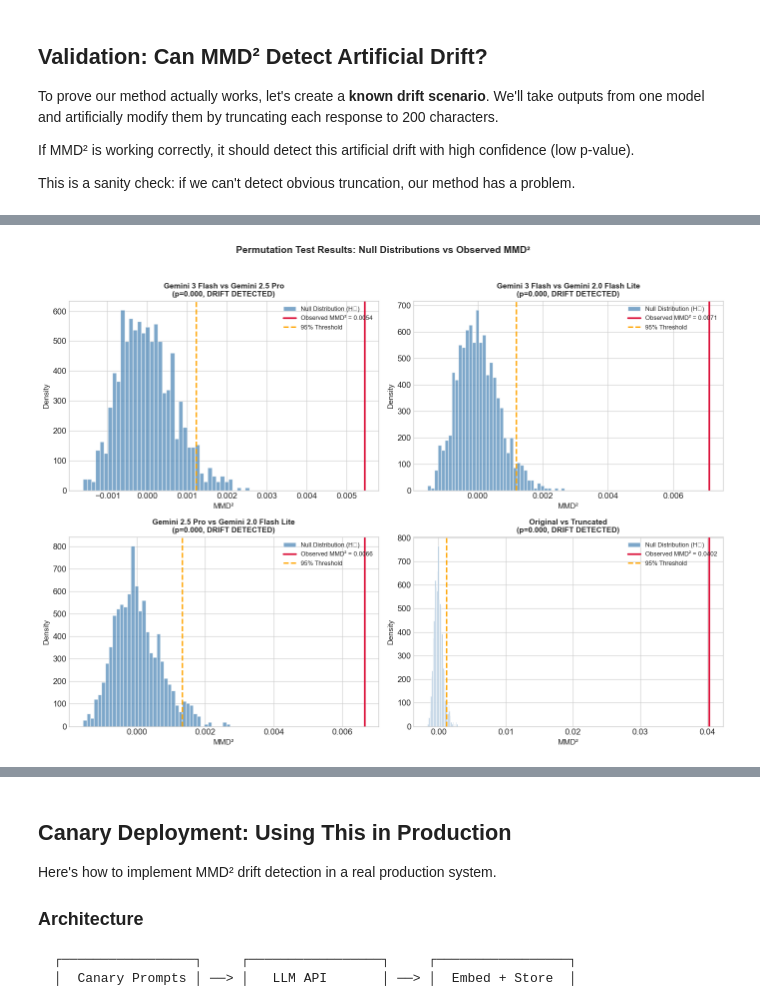
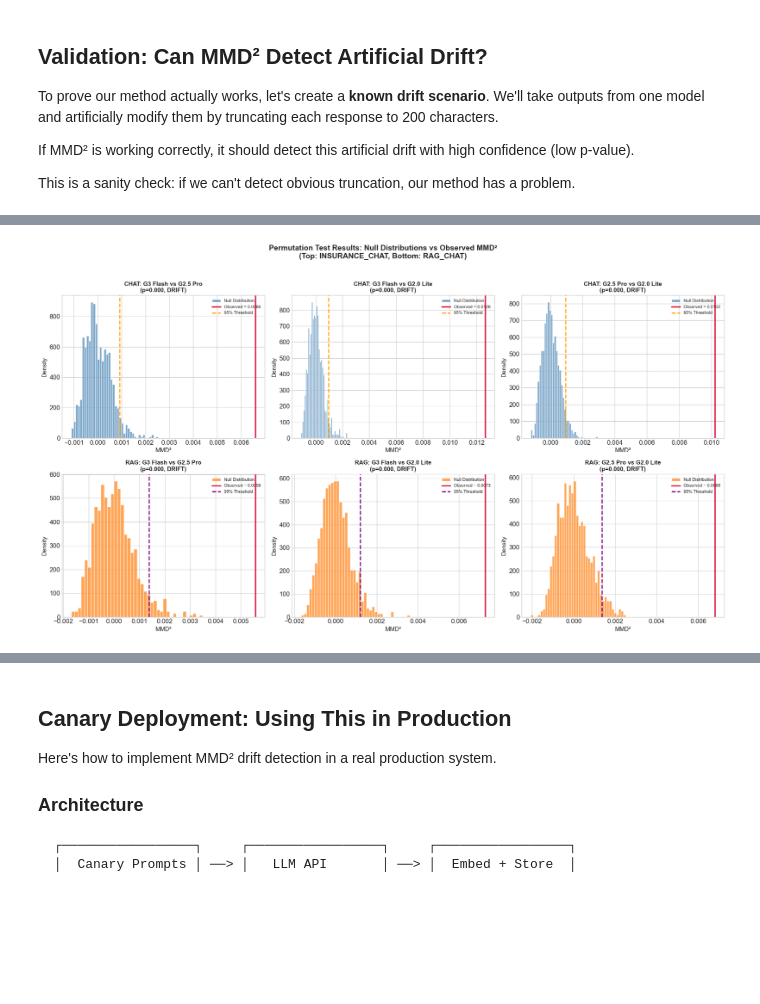
Before and after one commit to andrewBatutin/verifier_primacy_labs, a Jupyter notebook: notebooks/mmd_article.ipynb, the cells around one changed output, grey strips where cells are left out. Saved outputs shown, nothing was run; the diff lists cells and outputs as text; code cells hidden in the pictures; blank space fills up the shorter version.

Commit message:
feat: rag vs insurance chat test done

```diff
--- a/notebooks/mmd_article.ipynb
+++ b/notebooks/mmd_article.ipynb
@@ -539,8 +700,8 @@ This is a sanity check: if we can't detect obvious truncation, our method has a
 # Create artificially "drifted" outputs by truncating
 TRUNCATE_LENGTH = 200  # characters
 
-# Get original outputs from Gemini 3 Flash
-original_outputs = datasets["gemini-3-flash-preview"]["outputs"]
+# Get original outputs from Gemini 3 Flash (using RAG dataset)
+original_outputs = datasets_rag["gemini-3-flash-preview"]["outputs"]
 
 # Truncate each output
 truncated_outputs = [o[:TRUNCATE_LENGTH] for o in original_outputs]
@@ -556,10 +717,10 @@ emb_truncated = embedder.encode(truncated_outputs, show_progress_bar=True)
 print(f"Shape: {emb_truncated.shape}")
 print()
 
-# Run MMD² test: original vs truncated
-print("Testing: Original Gemini 3 Flash vs Truncated Version")
+# Run MMD² test: original vs truncated (using RAG embeddings)
+print("Testing: Original Gemini 3 Flash (RAG) vs Truncated Version")
 print("-" * 60)
-observed, p_val, null_dist = permutation_test(emb_g3_flash, emb_truncated, gamma)
+observed, p_val, null_dist = permutation_test(emb_rag_g3_flash, emb_truncated, gamma)
 
 print(f"Observed MMD²: {observed:.6f}")
 print(f"P-value: {p_val:.4f}")
@@ -575,12 +736,13 @@ else:
 # Store for visualization
 truncation_result = {
     'pair': 'Original vs Truncated',
-    'name1': 'G3 Flash (Original)',
-    'name2': 'G3 Flash (Truncated)',
+    'name1': 'G3 Flash RAG (Original)',
+    'name2': 'G3 Flash RAG (Truncated)',
     'mmd2': observed,
     'p_value': p_val,
     'null_dist': null_dist,
-    'drift_detected': p_val < 0.05
+    'drift_detected': p_val < 0.05,
+    'prompt_type': 'VALIDATION'
 }
 # %% [output]
 Original outputs: 250 samples
@@ -671,44 +880,54 @@ plt.show()
 # %%
-# Visualization: Null distributions for each comparison
-fig, axes = plt.subplots(2, 2, figsize=(14, 10))
-axes = axes.flatten()
+# Visualization: Null distributions for model comparisons (2 rows: CHAT and RAG)
+fig, axes = plt.subplots(2, 3, figsize=(18, 10))
 
-all_results_viz = results + [truncation_result]
-
-for idx, (result, ax) in enumerate(zip(all_results_viz, axes)):
+# Top row: INSURANCE_CHAT comparisons
+for idx, (result, ax) in enumerate(zip(results_chat, axes[0])):
     null_dist = result['null_dist']
     observed = result['mmd2']
     p_val = result['p_value']
 
-    # Plot null distribution
     ax.hist(null_dist, bins=40, density=True, alpha=0.7, color='steelblue',
-            edgecolor='white', label='Null Distribution (H₀)')
-
-    # Plot observed value
+            edgecolor='white', label='Null Distribution')
     ax.axvline(observed, color='crimson', linewidth=2.5,
-               label=f'Observed MMD² = {observed:.4f}')
-
-    # 95% threshold
+               label=f'Observed = {observed:.4f}')
     threshold_95 = np.percentile(null_dist, 95)
     ax.axvline(threshold_95, color='orange', linewidth=2, linestyle='--',
-               label=f'95% Threshold')
+               label='95% Threshold')
 
     ax.set_xlabel('MMD²', fontsize=11)
     ax.set_ylabel('Density', fontsize=11)
+    status = 'DRIFT' if result['drift_detected'] else 'No drift'
+    ax.set_title(f"CHAT: {result['pair']}\n(p={p_val:.3f}, {status})", fontsize=11, fontweight='bold')
+    ax.legend(fontsize=8, loc='upper right')
 
-    # Title with result
-    status = 'DRIFT DETECTED' if result['drift_detected'] else 'No significant drift'
-    ax.set_title(f"{result['pair']}\n(p={p_val:.3f}, {status})", fontsize=11, fontweight='bold')
+# Bottom row: RAG_CHAT comparisons
+for idx, (result, ax) in enumerate(zip(results_rag, axes[1])):
+    null_dist = result['null_dist']
+    observed = result['mmd2']
+    p_val = result['p_value']
 
-    ax.legend(fontsize=9, loc='upper right')
+    ax.hist(null_dist, bins=40, density=True, alpha=0.7, color='#ff7f0e',
+            edgecolor='white', label='Null Distribution')
+    ax.axvline(observed, color='crimson', linewidth=2.5,
+               label=f'Observed = {observed:.4f}')
+    threshold_95 = np.percentile(null_dist, 95)
+    ax.axvline(threshold_95, color='purple', linewidth=2, linestyle='--',
+               label='95% Threshold')
 
-plt.suptitle('Permutation Test Results: Null Distributions vs Observed MMD²',
+    ax.set_xlabel('MMD²', fontsize=11)
+    ax.set_ylabel('Density', fontsize=11)
+    status = 'DRIFT' if result['drift_detected'] else 'No drift'
+    ax.set_title(f"RAG: {result['pair']}\n(p={p_val:.3f}, {status})", fontsize=11, fontweight='bold')
+    ax.legend(fontsize=8, loc='upper right')
+
+plt.suptitle('Permutation Test Results: Null Distributions vs Observed MMD²\n(Top: INSURANCE_CHAT, Bottom: RAG_CHAT)',
              fontsize=14, fontweight='bold', y=1.02)
 plt.tight_layout()
 plt.savefig('../data/mmd_test/mmd_null_distributions.png', dpi=150, bbox_inches='tight')
 plt.show()
 # %% [output]
-[figure, old version]
+[figure, new version]
 # %% [markdown]
 ## Interpreting the Results
 
```
Also changed, not shown: parts of 13 cells of this notebook, 2 other files.
